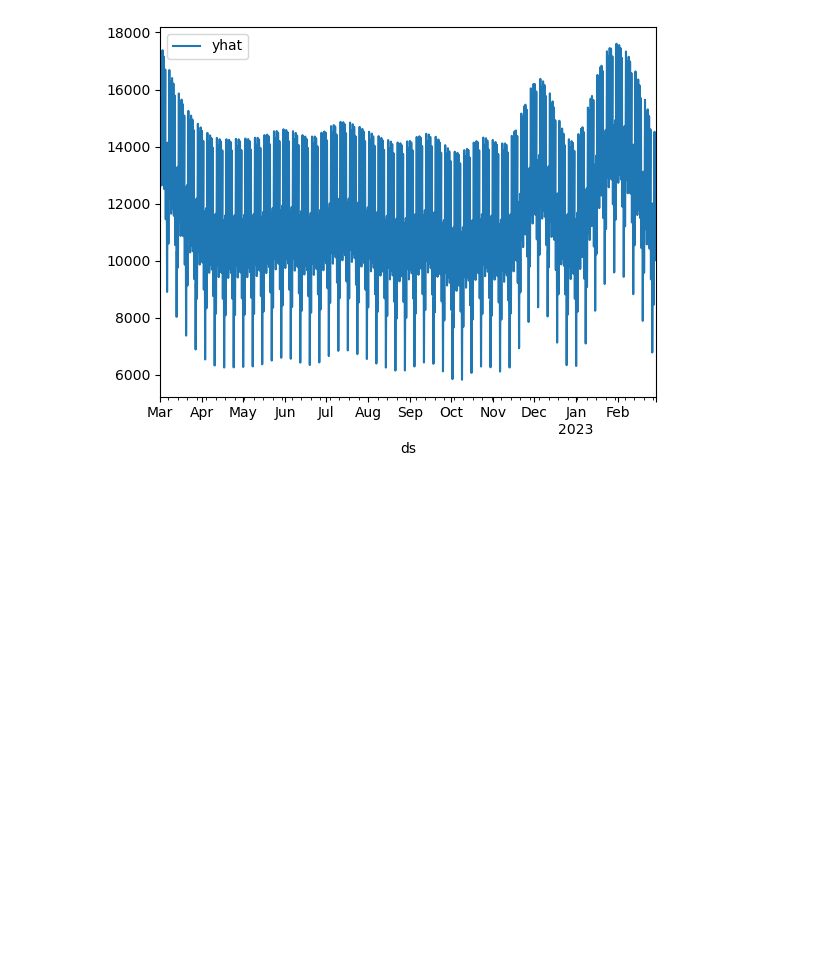
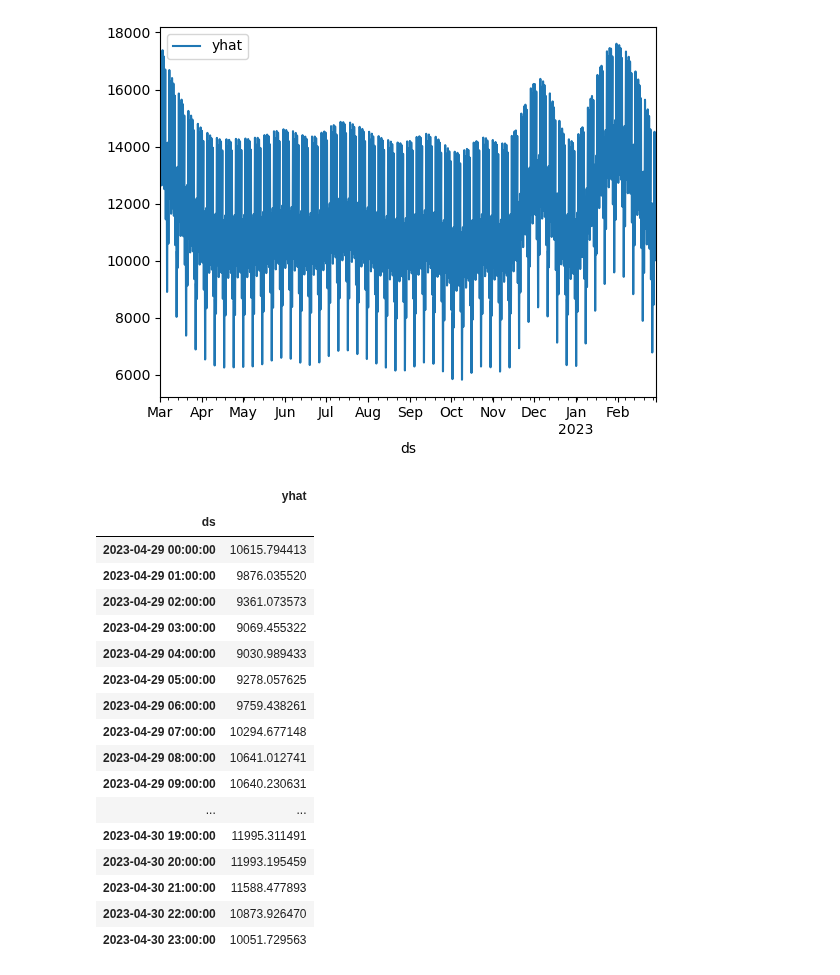
Before and after one commit to matheus-vizzotto/load_forecasting, a Jupyter notebook: src/model_tests2.ipynb, the cells around one changed output. Drawn from its saved outputs; the diff is of its cells as text; code cells hidden in the pictures; blank space fills up the shorter version.

Commit message:
prophet model

```diff
--- a/src/model_tests2.ipynb
+++ b/src/model_tests2.ipynb
@@ -7,8 +13,13 @@ import fbprophet
 # %%
 INIT = "2012-01-01"
-END = "2023-02-28"
+END = "2023-04-30"
 PERIOD = 24*365
 HORIZON = 24*2
+
+PROCESSED_DATA_DIR = PATHS['processed_data']
+FCS_PATH = PATHS["forecasts_data"]
+FORECASTS_FIG_DIR = PATHS['forecasts_figs']
+MODELS_DIR = PATHS['models']
 # %%
 load = dw.ons_data(freq='h', ano_inicio=2012, ano_fim=2023, idreg="S")
 df_load = dw.pipeline(load).loc[INIT:END,:]
@@ -42,0 +39,2 @@ train_series = train.loc[:,"load_mwmed"]
+# %%
+ts = SerieTemporal(data=df_load, y_col = "load_mwmed", date_col_name = "date", test_size=HORIZON, frequency='h')
@@ -70,0 +170,21 @@ y.plot()
+# %%
+pd.DataFrame(fm.oos_forecasts["Prophet"])
+# %% [output]
+|  | yhat |
+| ds |  |
+| 2023-04-29 00:00:00 | 10615.794413 |
+| 2023-04-29 01:00:00 | 9876.035520 |
+| 2023-04-29 02:00:00 | 9361.073573 |
+| 2023-04-29 03:00:00 | 9069.455322 |
+| 2023-04-29 04:00:00 | 9030.989433 |
+| 2023-04-29 05:00:00 | 9278.057625 |
+| 2023-04-29 06:00:00 | 9759.438261 |
+| 2023-04-29 07:00:00 | 10294.677148 |
+| 2023-04-29 08:00:00 | 10641.012741 |
+| 2023-04-29 09:00:00 | 10640.230631 |
+| ... | ... |
+| 2023-04-30 19:00:00 | 11995.311491 |
+| 2023-04-30 20:00:00 | 11993.195459 |
+| 2023-04-30 21:00:00 | 11588.477893 |
+| 2023-04-30 22:00:00 | 10873.926470 |
+| 2023-04-30 23:00:00 | 10051.729563 |
```
Also changed, not shown: parts of 8 cells of this notebook, 6 other files.
